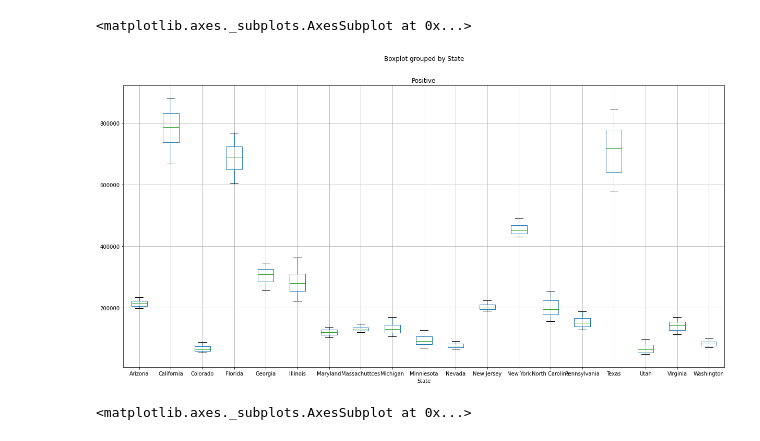
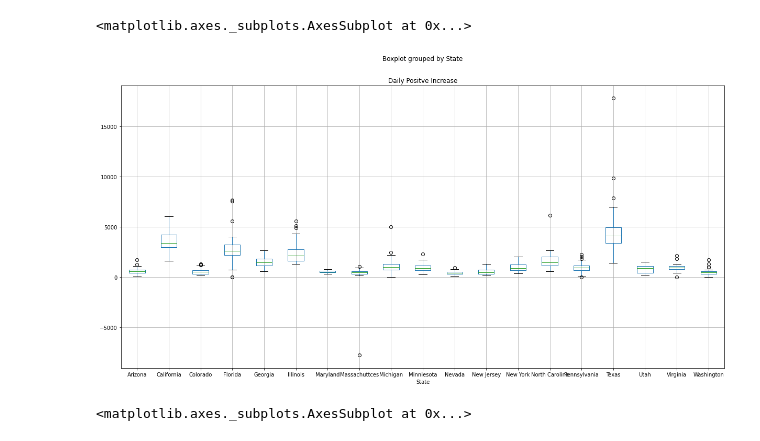
Before and after one commit to MersedehSP/Covid_Analyzer, a Jupyter notebook: Fake_Data_Visualizations.ipynb, the cells around one changed output. Drawn from its saved outputs; the diff is of its cells as text; code cells hidden in the pictures.

```diff
--- a/Fake_Data_Visualizations.ipynb
+++ b/Fake_Data_Visualizations.ipynb
@@ -56,9 +56,9 @@ plt.show()
 # %%
 #BoxPlot Positive rates by state
-data_df.boxplot("Positive", by="State", figsize=(20, 10))
+data_df.boxplot("Daily Positve Increase", by="State", figsize=(20, 10))
 # %% [output]
 <matplotlib.axes._subplots.AxesSubplot at 0x...>
-[figure, old version]
+[figure, new version]
 # %%
 #BoxPlot flights by state
 data_df.boxplot("Number of Flights", by="State", figsize=(20, 10))
```
Also changed, not shown: parts of 5 cells of this notebook.
